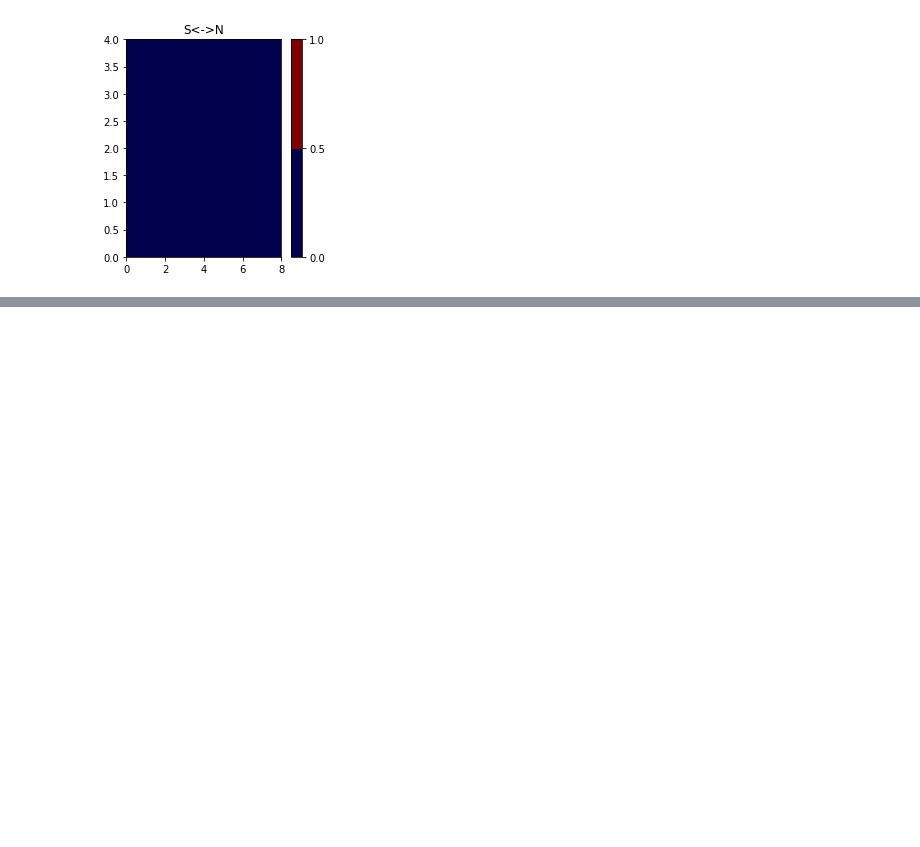
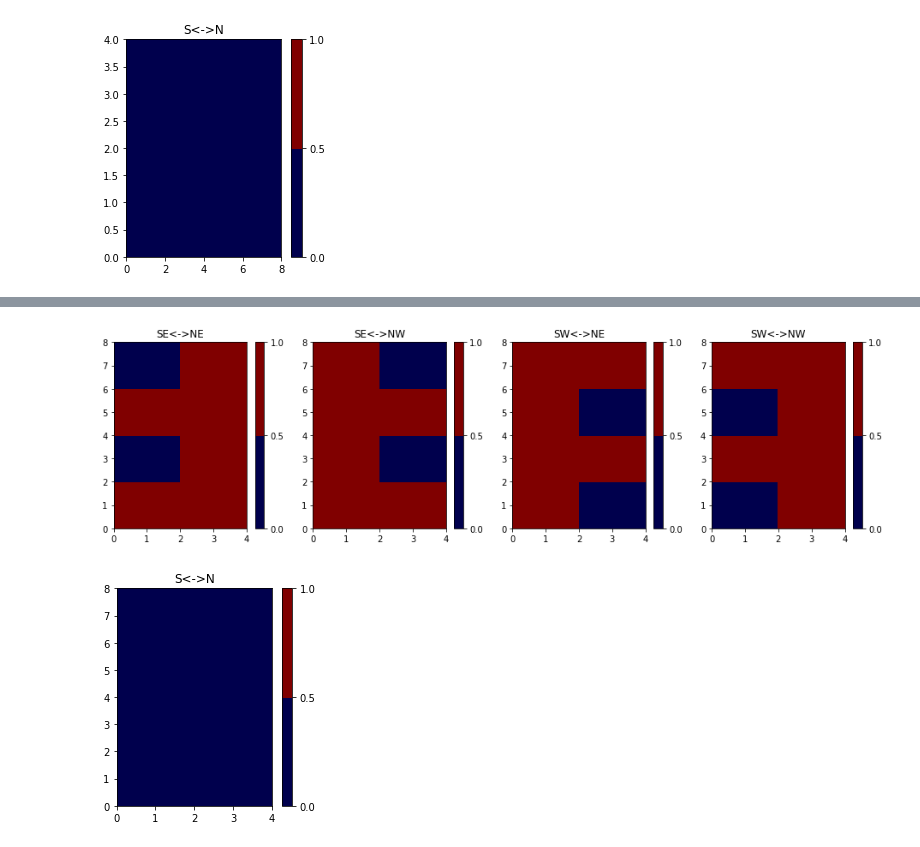
Before and after one commit to adcroft/thin-wall-topography, a Jupyter notebook: python/11 Test diagnosing pathways.ipynb, the cells around one changed output, grey strips where cells are left out. Cells and saved outputs as stored; diff of their text form; code cells hidden in the pictures; blank space fills up the shorter version.

Commit message:
Added diagnose_EW_pathway()

```diff
--- a/python/11 Test diagnosing pathways.ipynb
+++ b/python/11 Test diagnosing pathways.ipynb
@@ -75,0 +85,21 @@ ax = plt.subplot(141); plt.colorbar(
+# %%
+wn2en,wn2es,ws2en,ws2es = FG.diagnose_EW_pathways()
+CM = GMesh.GMesh(lon=np.linspace(0,nj,nj//2+1), lat=np.linspace(0,ni,ni//2+1))
+ew = FG.diagnose_EW_pathway()
+
+plt.figure(figsize=(16,4))
+ax = plt.subplot(141); plt.colorbar(
+    CM.pcolormesh(ax, wn2en, norm=norm, cmap=cmap), ax=ax); plt.title('SE<->NE');
+ax = plt.subplot(142); plt.colorbar(
+    CM.pcolormesh(ax, wn2es, norm=norm, cmap=cmap), ax=ax); plt.title('SE<->NW');
+ax = plt.subplot(143); plt.colorbar(
+    CM.pcolormesh(ax, ws2en, norm=norm, cmap=cmap), ax=ax); plt.title('SW<->NE');
+ax = plt.subplot(144); plt.colorbar(
+    CM.pcolormesh(ax, ws2es, norm=norm, cmap=cmap), ax=ax); plt.title('SW<->NW');
+
+plt.figure(figsize=(16,4))
+ax = plt.subplot(141); plt.colorbar(
+    CM.pcolormesh(ax, ew, norm=norm, cmap=cmap), ax=ax); plt.title('S<->N');
+# %% [output]
+[figure, added]
+[figure, added]
```
Also changed, not shown: parts of 1 cell of this notebook, 3 other files.
